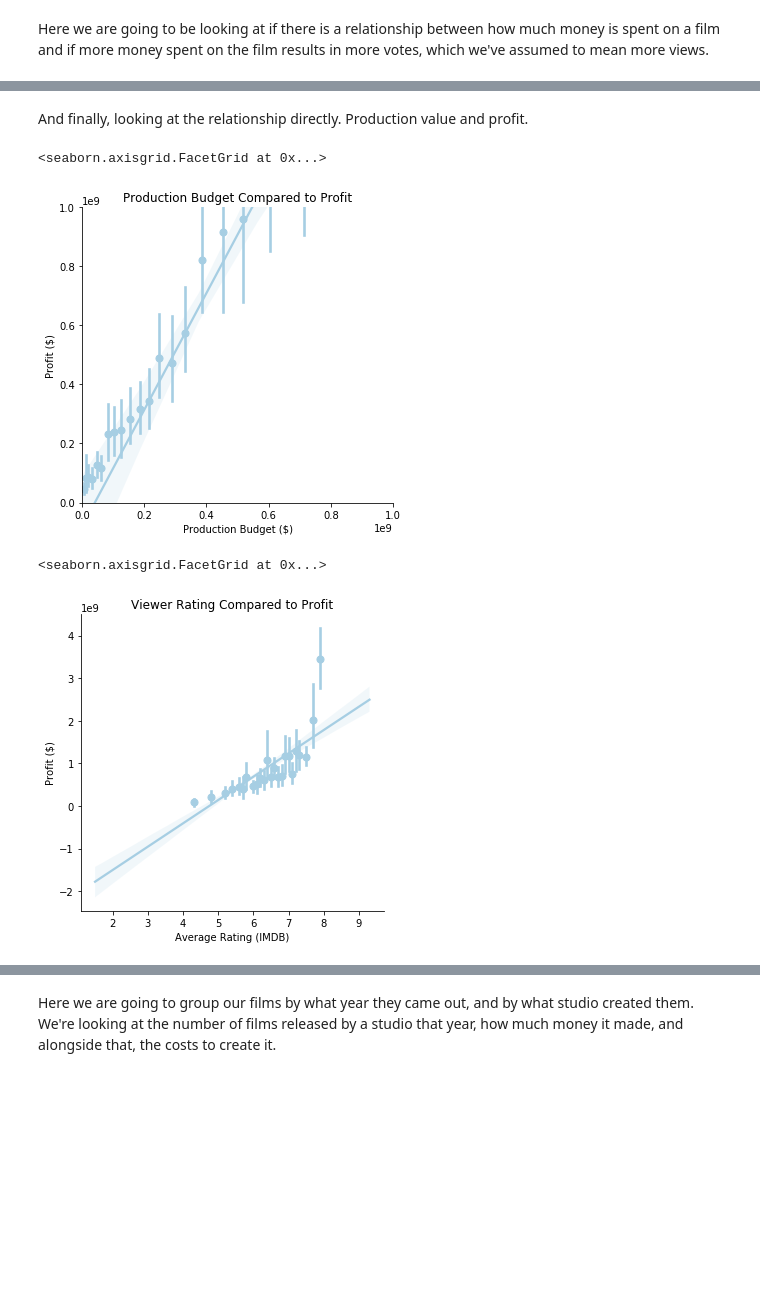
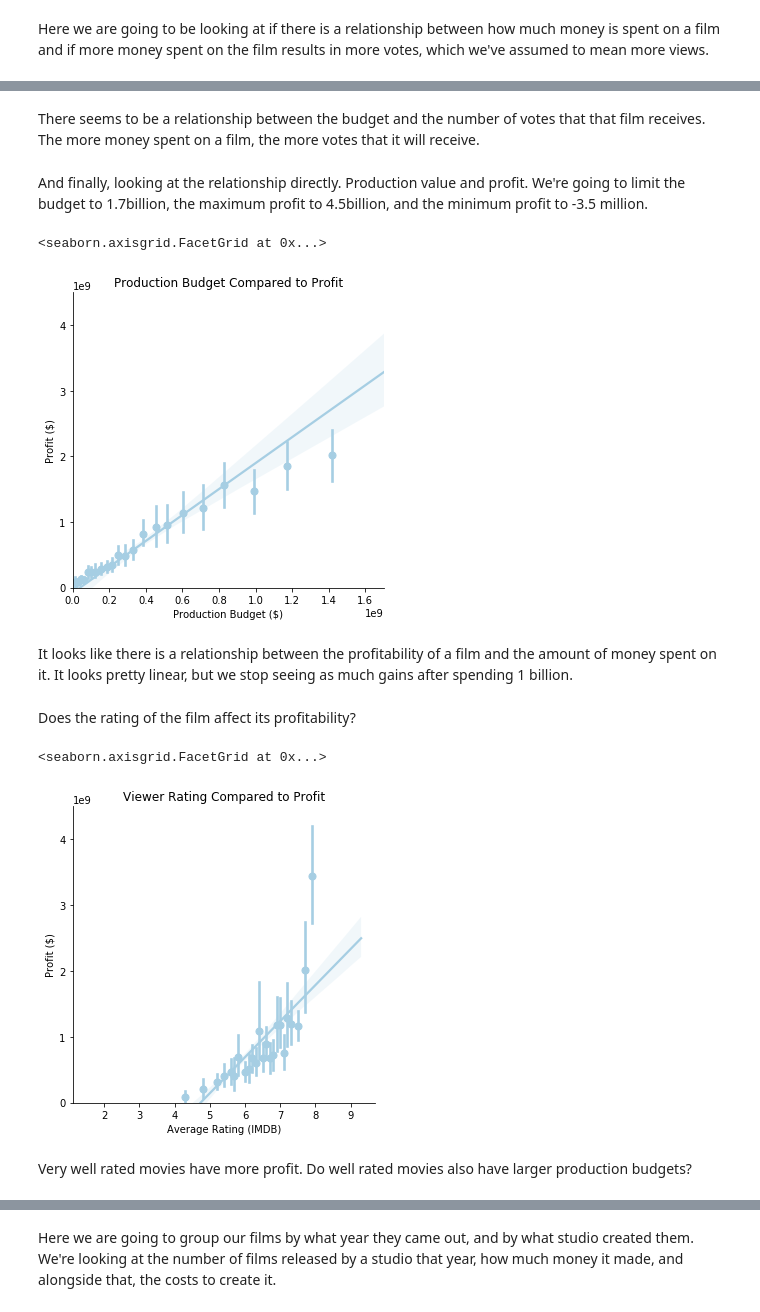
Before and after one commit to snepaul179/dsc-mod-1-project-v2-1-onl01-dtsc-pt-052620, a Jupyter notebook: Final_Vers_ZP.ipynb, the cells around one changed output, grey strips where cells are left out. Cells and saved outputs as stored; diff of their text form; code cells hidden in the pictures; blank space fills up the shorter version.

```diff
--- a/Final_Vers_ZP.ipynb
+++ b/Final_Vers_ZP.ipynb
@@ -229,0 +231,6 @@ df['Profit'] = (df['Gross_Worldwide'] - df['Production_Budget']) #create the pro
+# %%
+print('Movie_title', '\n', df['Movie_title'].isna().sum())
+print('tconst', '\n', df['tconst'].isna().sum())
+df.dropna(subset=['tconst'], inplace=True)
+print('Movie_title', '\n', df['Movie_title'].isna().sum())
+print('tconst', '\n', df['tconst'].isna().sum())
@@ -241,6 +257,7 @@ df.sort_values(by='Release_Date') #sort by release date
 
 df['Month'] = df['Release_Date'].dt.month
 df['Season'] = df['Release_Date'].dt.month.map(season_dict)
+df['year'] = df['Release_Date'].dt.year
 df.head()
 # %% [output]
 |  | studio | year | Movie_title | tconst | runtimeMinutes | averageRating | numVotes | region | language | ... |
@@ -254,5 +269,6 @@ want to drop region, runtime, movie_name,
 # %%
-df_filter = df.loc[(df['Release_Date'] < '2020-01-01') & (df['Release_Date'] > '1979-12-31')] #select the right dates
+df_filter = df.loc[(df['Release_Date'] < '2020-01-01') & (df['Release_Date'] > '1979-12-31') &
+                  (df['runtimeMinutes'] > 60)] #select the right dates
 df_filter.head()
 # %% [output]
 |  | studio | year | Movie_title | tconst | runtimeMinutes | averageRating | numVotes | region | language | ... |
@@ -276,0 +284,3 @@ genre_raw_df.head()
+# %%
+genre_raw_df = genre_raw_df[genre_raw_df['titleType'] =='movie']
+genre_raw_df.head()
@@ -362,17 +463,27 @@ df_prod_out.head()
+# %% [markdown]
+There seems to be a relationship between the budget and the number of votes that that film receives. The more money spent on a film, the more votes that it will receive.
 # %% [markdown]
-And finally, looking at the relationship directly. Production value and profit.
+And finally, looking at the relationship directly. Production value and profit. We're going to limit the budget to 1.7billion, the maximum profit to 4.5billion, and the minimum profit to -3.5 million.
 # %%
-lmplot3 = sns.lmplot(y='Profit', x='Production_Budget',x_bins=25, data=df_prod_out)
+lmplot3 = sns.lmplot(y='Profit', x='Production_Budget', x_bins=25, data=df_prod_out)
 lmplot3.set(xlabel = "Production Budget ($)", ylabel='Profit ($)',
             title='Production Budget Compared to Profit',
-               xlim=(0,1000000000),
-               ylim=(-1000000,1000000000))
+               xlim=(0,1700000000), #limiting budget to 1.7billion
+               ylim=(-3500000,4500000000)) #maximum profit being 4.5billion
 # %% [output]
 <seaborn.axisgrid.FacetGrid at 0x...>
-[figure, old version]
+[figure, new version]
+# %% [markdown]
+It looks like there is a relationship between the profitability of a film and the amount of money spent on it. It looks pretty linear, but we stop seeing as much gains after spending 1 billion.
+# %% [markdown]
+Does the rating of the film affect its profitability?
 # %%
-lmplot4 = sns.lmplot(y='Profit', x='averageRating', x_bins = 25, data=df_prod_out)
-lmplot4.set(xlabel = "Average Rating (IMDB)", ylabel='Profit ($)', title='Viewer Rating Compared to Profit')
+lmplot4 = sns.lmplot(y='Profit', x='averageRating', x_bins=25, data=df_prod_out)
+lmplot4.set(xlabel = "Average Rating (IMDB)", ylabel='Profit ($)',
+            title='Viewer Rating Compared to Profit',
+           ylim=(-3500000,4500000000))
 # %% [output]
 <seaborn.axisgrid.FacetGrid at 0x...>
-[figure, old version]
+[figure, new version]
+# %% [markdown]
+Very well rated movies have more profit. Do well rated movies also have larger production budgets?
```
Also changed, not shown: parts of 52 cells of this notebook.
